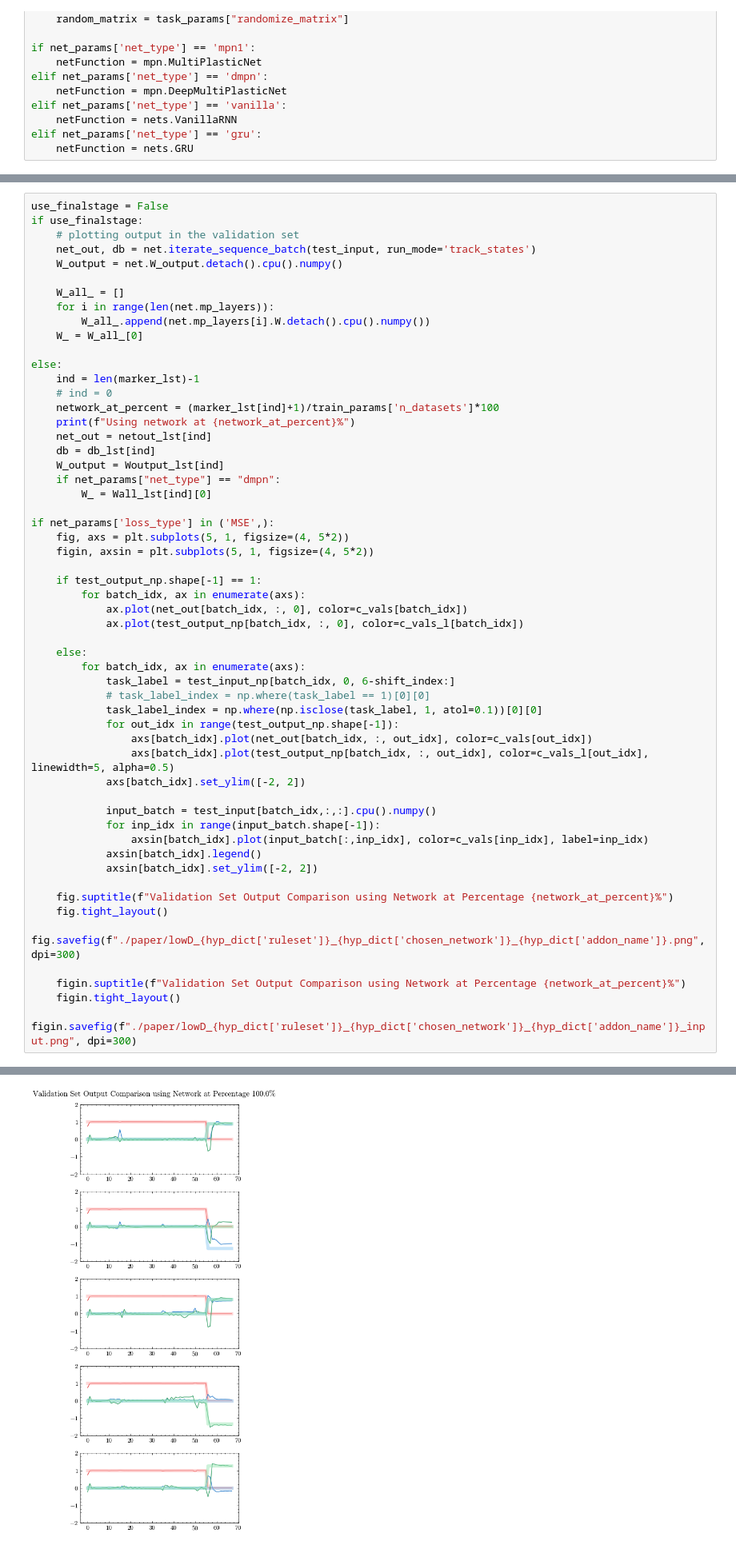
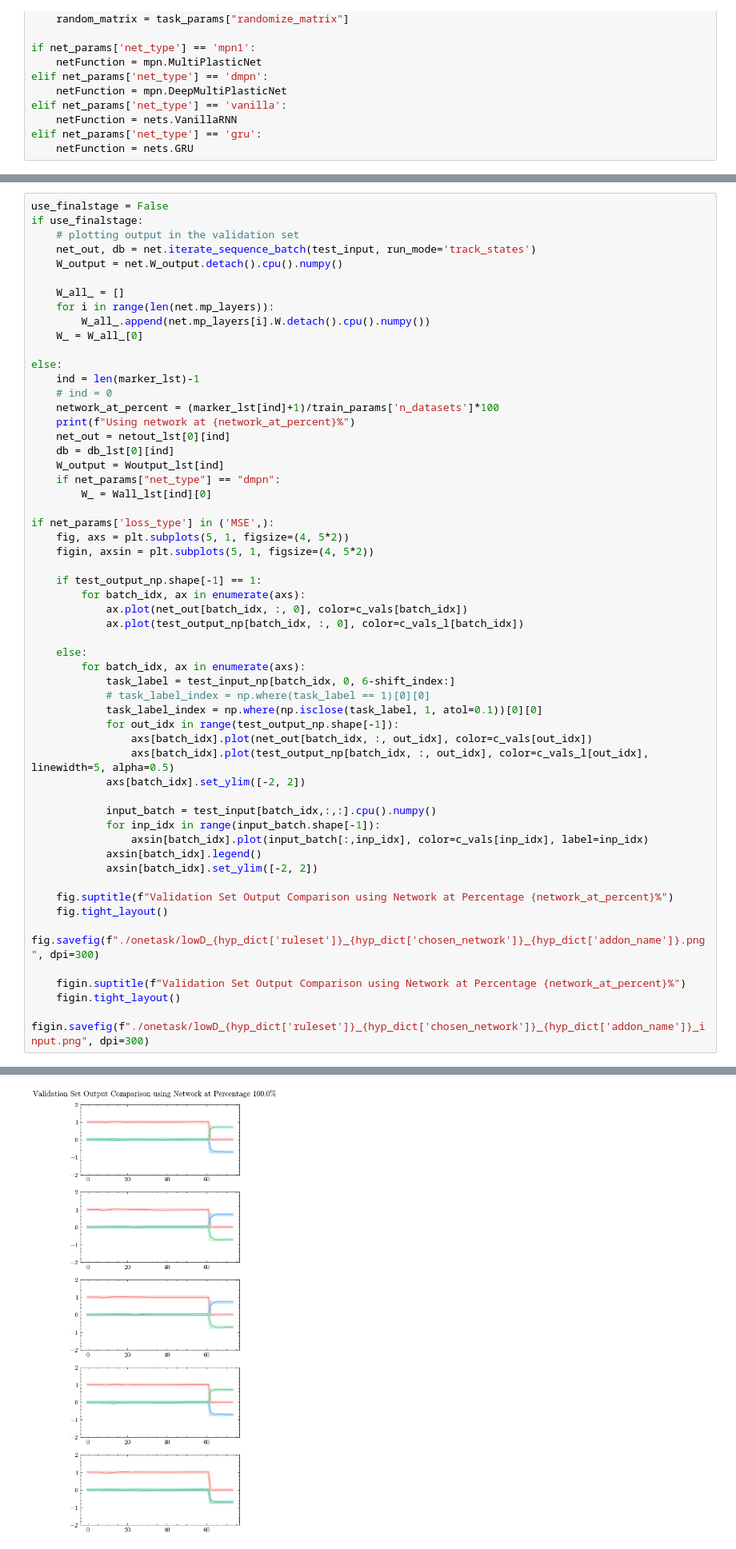
Before and after one commit to AllenInstitute/MultiTaskMPN, a Jupyter notebook: one_task.ipynb, the cells around one changed output, grey strips where cells are left out. Shown at 80% size. Drawn from its saved outputs; the diff is of its cells as text.

```diff
--- a/one_task.ipynb
+++ b/one_task.ipynb
@@ -416,8 +394,8 @@ else:
     # ind = 0
     network_at_percent = (marker_lst[ind]+1)/train_params['n_datasets']*100
     print(f"Using network at {network_at_percent}%")
-    net_out = netout_lst[ind]
-    db = db_lst[ind]
+    net_out = netout_lst[0][ind]
+    db = db_lst[0][ind]
     W_output = Woutput_lst[ind]
     if net_params["net_type"] == "dmpn":
         W_ = Wall_lst[ind][0]
@@ -427,33 +405,33 @@ if net_params['loss_type'] in ('MSE',):
     figin, axsin = plt.subplots(5, 1, figsize=(4, 5*2))
 
     if test_output_np.shape[-1] == 1:
         for batch_idx, ax in enumerate(axs):
             ax.plot(net_out[batch_idx, :, 0], color=c_vals[batch_idx])
             ax.plot(test_output_np[batch_idx, :, 0], color=c_vals_l[batch_idx])
 
     else:
         for batch_idx, ax in enumerate(axs):
             task_label = test_input_np[batch_idx, 0, 6-shift_index:]
             # task_label_index = np.where(task_label == 1)[0][0]
             task_label_index = np.where(np.isclose(task_label, 1, atol=0.1))[0][0]
             for out_idx in range(test_output_np.shape[-1]):
                 axs[batch_idx].plot(net_out[batch_idx, :, out_idx], color=c_vals[out_idx])
                 axs[batch_idx].plot(test_output_np[batch_idx, :, out_idx], color=c_vals_l[out_idx], linewidth=5, alpha=0.5)
             axs[batch_idx].set_ylim([-2, 2])
 
             input_batch = test_input[batch_idx,:,:].cpu().numpy()
             for inp_idx in range(input_batch.shape[-1]):
                 axsin[batch_idx].plot(input_batch[:,inp_idx], color=c_vals[inp_idx], label=inp_idx)
             axsin[batch_idx].legend()
             axsin[batch_idx].set_ylim([-2, 2])
 
     fig.suptitle(f"Validation Set Output Comparison using Network at Percentage {network_at_percent}%")
     fig.tight_layout()
-    fig.savefig(f"./paper/lowD_{hyp_dict['ruleset']}_{hyp_dict['chosen_network']}_{hyp_dict['addon_name']}.png", dpi=300)
+    fig.savefig(f"./onetask/lowD_{hyp_dict['ruleset']}_{hyp_dict['chosen_network']}_{hyp_dict['addon_name']}.png", dpi=300)
 
     figin.suptitle(f"Validation Set Output Comparison using Network at Percentage {network_at_percent}%")
     figin.tight_layout()
-    figin.savefig(f"./paper/lowD_{hyp_dict['ruleset']}_{hyp_dict['chosen_network']}_{hyp_dict['addon_name']}_input.png", dpi=300)
+    figin.savefig(f"./onetask/lowD_{hyp_dict['ruleset']}_{hyp_dict['chosen_network']}_{hyp_dict['addon_name']}_input.png", dpi=300)
 # %% [output]
 Using network at 100.0%
-[figure, old version]
+[figure, new version]
```
Also changed, not shown: parts of 12 cells of this notebook, 4 other files.
